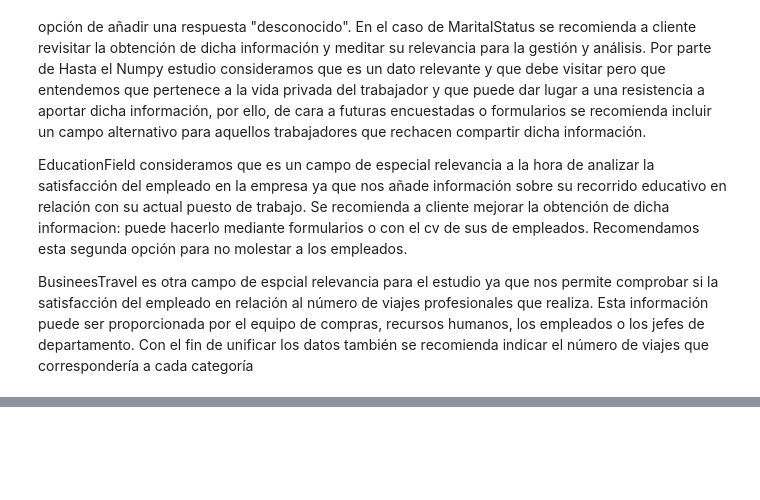
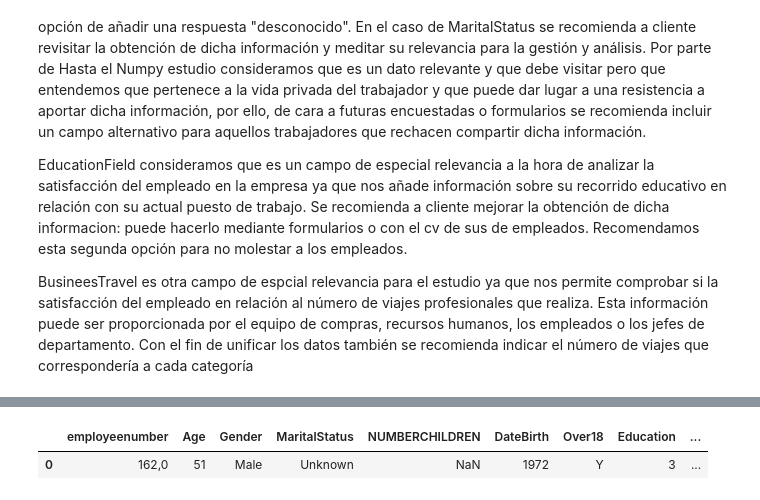
Before and after one commit to raquelmartinrodriguez/proyecto-da-promo-G-modulo-3-team-1, a Jupyter notebook: notebooks/02-transformation/nulls.ipynb, the cells around one changed output, grey strips where cells are left out. Saved outputs shown, nothing was run; the diff lists cells and outputs as text; code cells hidden in the pictures; blank space fills up the shorter version.

```diff
--- a/notebooks/02-transformation/nulls.ipynb
+++ b/notebooks/02-transformation/nulls.ipynb
@@ -51,2 +47,12 @@ df_limpio["EducationField"] = df_limpio["EducationField"].fillna("Unknown")
-# %%
-df_limpio["BusinessTravel"] = df_limpio["BusinessTravel"].fillna("Unknown")
+# %%
+columnas_desconocido = ["MaritalStatus","EducationField", "BusinessTravel"]
+# %%
+# iteramos por la lista de columnas a las que le vamos a cambiar los nulos por "Uknown"
+for columna in columnas_desconocido:
+
+    # reemplazamos los nulos por el valor Unknown para cada una de las columnas de la lista
+    df_limpio[columna] = df_limpio[columna].fillna("Unknown")
+
+# comprobamos si quedan nulos en las columnas categóricas.
+print("Después del reemplazo usando 'fillna' quedan los siguientes nulos")
+df_limpio[columnas_desconocido].isnull().sum()
@@ -58,3 +70,25 @@ Para las columnas MaritalStatus, EducationField y BusinessTravel se gestionan lo
 EducationField consideramos que es un campo de especial relevancia a la hora de analizar la satisfacción del empleado en la empresa ya que nos añade información sobre su recorrido educativo en relación con su actual puesto de trabajo. Se recomienda a cliente mejorar la obtención de dicha informacion: puede hacerlo mediante formularios o con el cv de sus de empleados. Recomendamos esta segunda opción para no molestar a los empleados.
 
 BusineesTravel es otra campo de espcial relevancia para el estudio ya que nos permite comprobar si la satisfacción del empleado en relación al número de viajes profesionales que realiza. Esta información puede ser proporcionada por el equipo de compras, recursos humanos, los empleados o los jefes de departamento. Con el fin de unificar los datos también se recomienda indicar el número de viajes que correspondería  a cada categoría
+# %%
+# importamos las librerías que necesitamos
+
+# Tratamiento de datos
+# -----------------------------------------------------------------------
+import pandas as pd
+import numpy as np
+
+# Imputación de nulos usando métodos avanzados estadísticos
+# -----------------------------------------------------------------------
+from sklearn.impute import SimpleImputer
+from sklearn.experimental import enable_iterative_imputer
+from sklearn.impute import IterativeImputer
+from sklearn.impute import KNNImputer
+
+# Librerías de visualización
+# -----------------------------------------------------------------------
+import seaborn as sns
+import matplotlib.pyplot as plt
+# Configuración
+# -----------------------------------------------------------------------
+pd.set_option('display.max_columns', None) # para poder visualizar todas las columnas de los DataFrames
@@ -60,0 +120,7 @@ BusineesTravel es otra campo de espcial relevancia para el estudio ya que nos pe
+# %%
+# como vamos a crear columnas nuevas, vamos a hacer una copia del DataFrame usando el método 'copy()'
+df_copia = df_limpio.copy()
+df_copia.head(1)
+# %% [output]
+|  | employeenumber | Age | Gender | MaritalStatus | NUMBERCHILDREN | DateBirth | Over18 | Education | ... |
+| 0 | 162,0 | 51 | Male | Unknown | NaN | 1972 | Y | 3 | ... |
```
Also changed, not shown: parts of 12 cells of this notebook, 2 other files.
